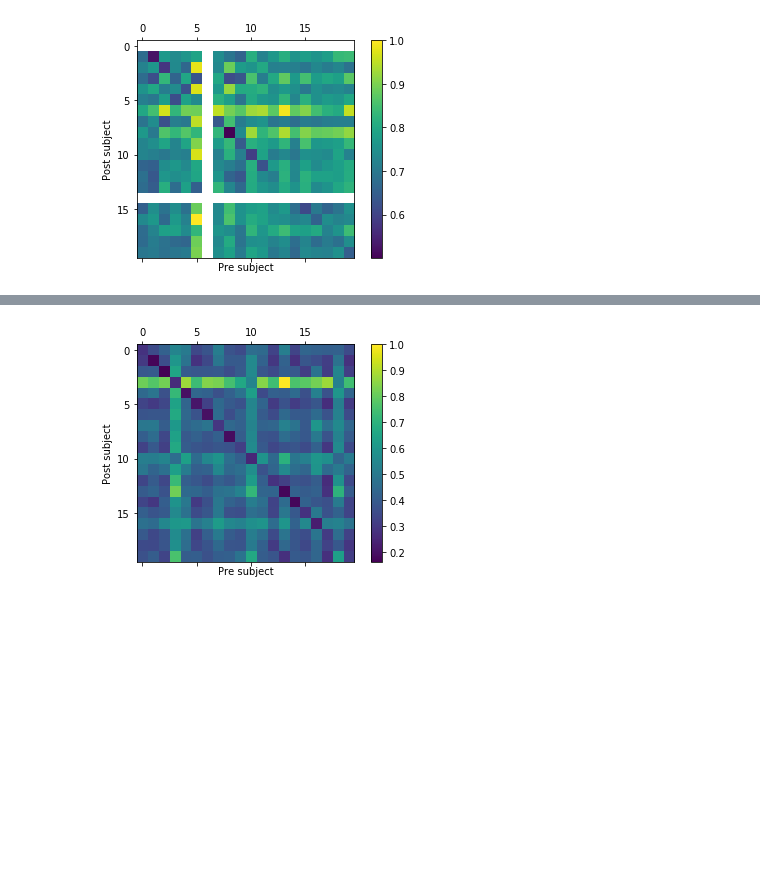
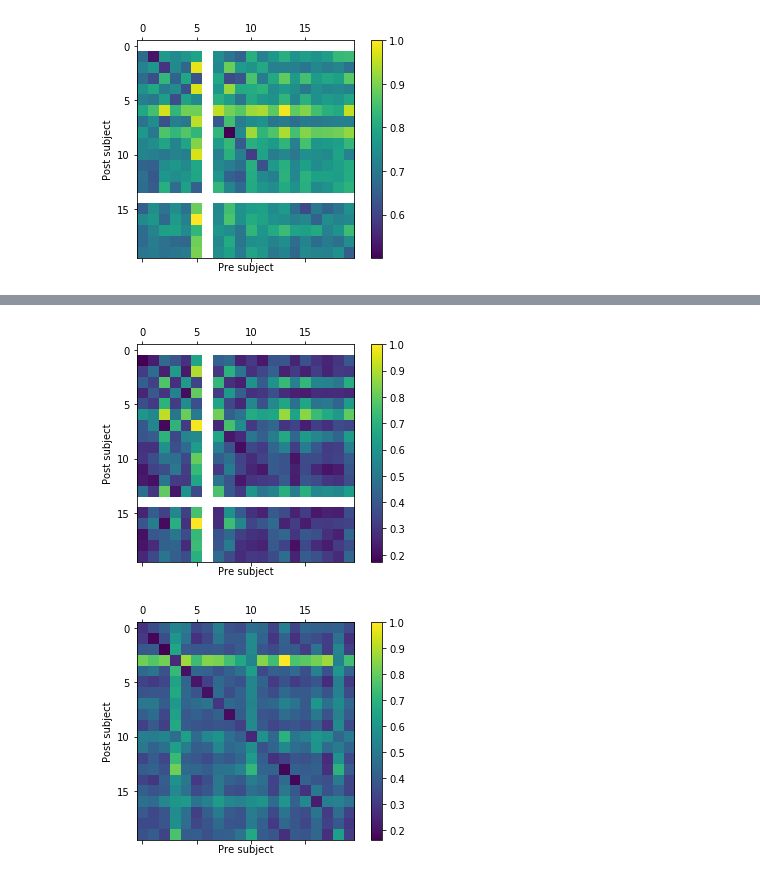
Before and after one commit to HALtheWise/Neurotech-project-1, a Jupyter notebook: exploration-v1.ipynb, the cells around one changed output, grey strips where cells are left out. Saved outputs shown, nothing was run; the diff lists cells and outputs as text; code cells hidden in the pictures; blank space fills up the shorter version.

```diff
--- a/exploration-v1.ipynb
+++ b/exploration-v1.ipynb
@@ -83,6 +69,13 @@ def clusteringFSreducer(subj, isPre = True):
         return fdc(subj.Pre_RS.values).flatten()
     else:
         return fdc(subj.Post_RS.values).flatten()
+# %%
+y_rdc = YeoReducer()
+def yeoRSreducer(subj, isPre=True):
+    if isPre:
+        return y_rdc(subj.Pre_RS.values).flatten()
+    else:
+        return y_rdc(subj.Post_RS.values).flatten()
 # %% [markdown]
 # Similarity Matrices
 # %%
@@ -129,3 +121,9 @@ fig.savefig('DistanceMap_clusteredRS.png', dpi=500, transparent=True)
+# %%
+fig = plotSimilarityMatrix(subjects, yeoRSreducer)
+
+fig.savefig('DistanceMap_yeoRS.png', dpi=500, transparent=True)
+# %% [output]
+[figure, added]
 # %%
 fig = plotSimilarityMatrix(subjects, nullFSreducer)
 
```
Also changed, not shown: parts of 4 cells of this notebook, 7 other files.
